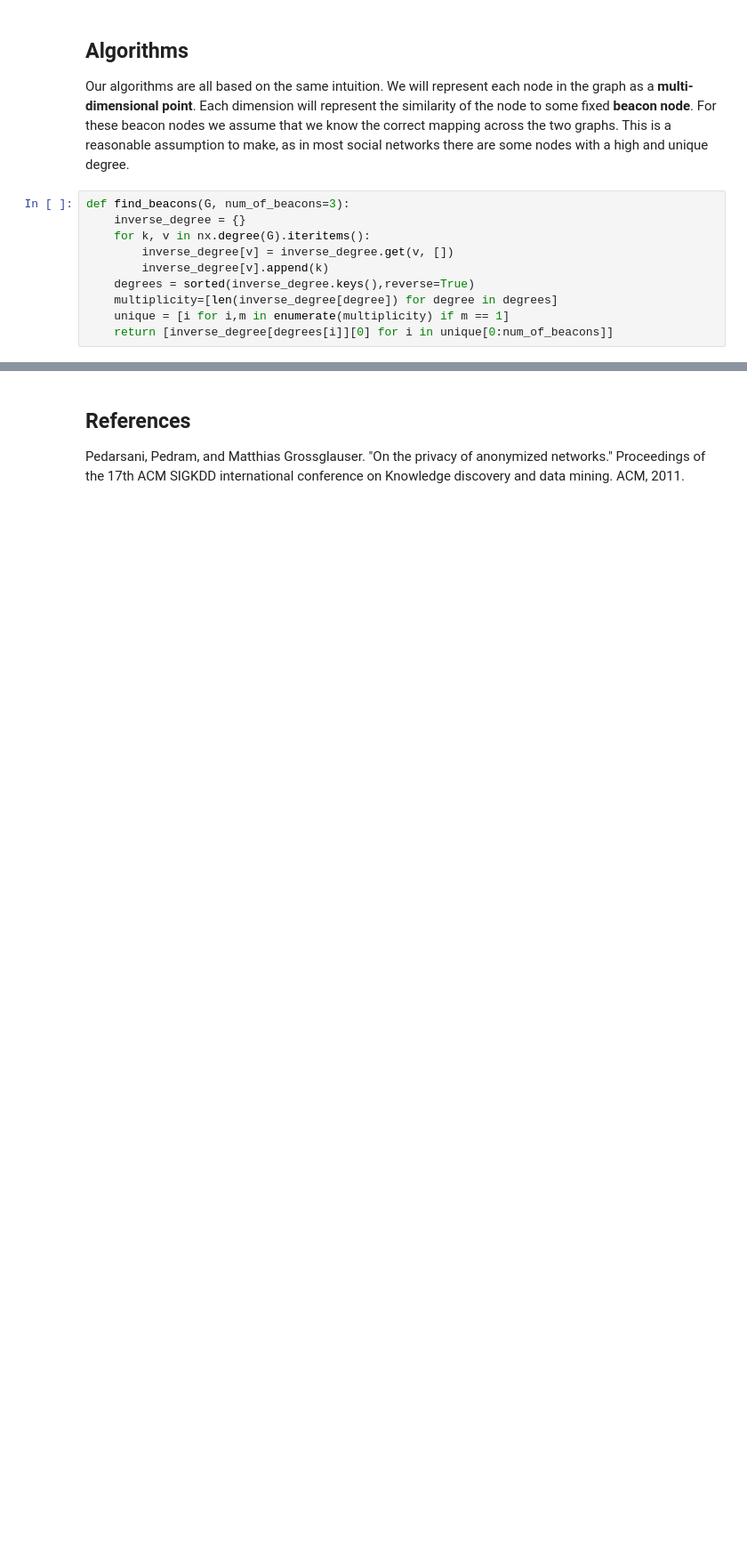
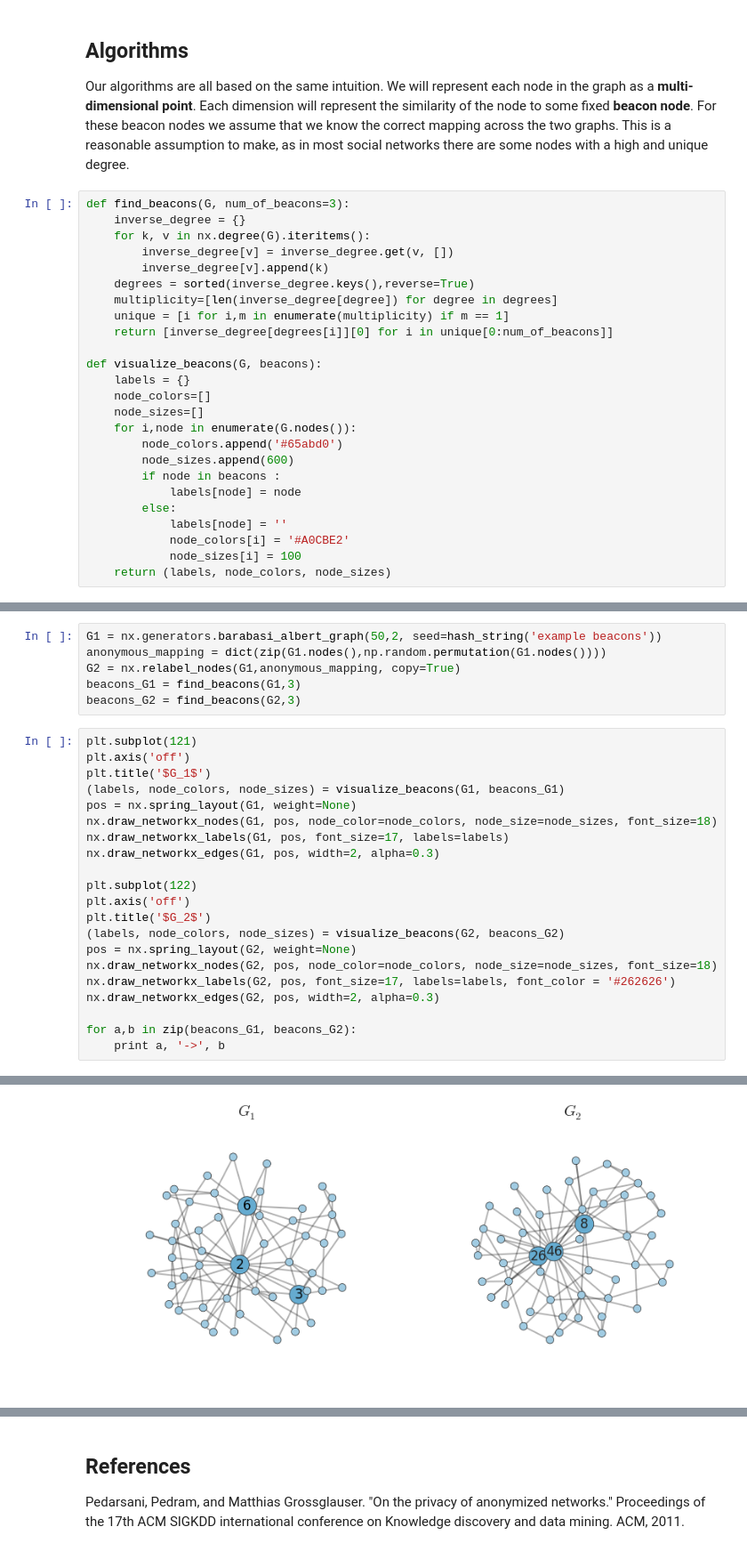
Before and after one commit to harrymvr/graph-isomorphism, a Jupyter notebook: graph-isomorphisms.ipynb, the cells around one changed output, grey strips where cells are left out. Shown at 89% size. Cells and saved outputs as stored; diff of their text form; blank space fills up the shorter version.

```diff
--- a/graph-isomorphisms.ipynb
+++ b/graph-isomorphisms.ipynb
@@ -49,3 +82,18 @@ def find_beacons(G, num_of_beacons=3):
     multiplicity=[len(inverse_degree[degree]) for degree in degrees]
     unique = [i for i,m in enumerate(multiplicity) if m == 1]
     return [inverse_degree[degrees[i]][0] for i in unique[0:num_of_beacons]]
+
+def visualize_beacons(G, beacons):
+    labels = {}
+    node_colors=[]
+    node_sizes=[]
+    for i,node in enumerate(G.nodes()):
+        node_colors.append('#65abd0')
+        node_sizes.append(600)
+        if node in beacons :
+            labels[node] = node
+        else:
+            labels[node] = ''
+            node_colors[i] = '#A0CBE2'
+            node_sizes[i] = 100
+    return (labels, node_colors, node_sizes)
@@ -74,0 +100,28 @@ nx.draw_networkx_edges(G, pos, width=2, alpha=0.3)
+# %%
+G1 = nx.generators.barabasi_albert_graph(50,2, seed=hash_string('example beacons'))
+anonymous_mapping = dict(zip(G1.nodes(),np.random.permutation(G1.nodes())))
+G2 = nx.relabel_nodes(G1,anonymous_mapping, copy=True)
+beacons_G1 = find_beacons(G1,3)
+beacons_G2 = find_beacons(G2,3)
+# %%
+plt.subplot(121)
+plt.axis('off')
+plt.title('$G_1$')
+(labels, node_colors, node_sizes) = visualize_beacons(G1, beacons_G1)
+pos = nx.spring_layout(G1, weight=None)
+nx.draw_networkx_nodes(G1, pos, node_color=node_colors, node_size=node_sizes, font_size=18)
+nx.draw_networkx_labels(G1, pos, font_size=17, labels=labels)
+nx.draw_networkx_edges(G1, pos, width=2, alpha=0.3)
+
+plt.subplot(122)
+plt.axis('off')
+plt.title('$G_2$')
+(labels, node_colors, node_sizes) = visualize_beacons(G2, beacons_G2)
+pos = nx.spring_layout(G2, weight=None)
+nx.draw_networkx_nodes(G2, pos, node_color=node_colors, node_size=node_sizes, font_size=18)
+nx.draw_networkx_labels(G2, pos, font_size=17, labels=labels, font_color = '#262626')
+nx.draw_networkx_edges(G2, pos, width=2, alpha=0.3)
+
+for a,b in zip(beacons_G1, beacons_G2):
+    print a, '->', b
+# %% [output]
@@ -74,0 +131 @@ nx.draw_networkx_edges(G, pos, width=2, alpha=0.3)
+[figure, added]
```
Also changed, not shown: parts of 11 cells of this notebook.
